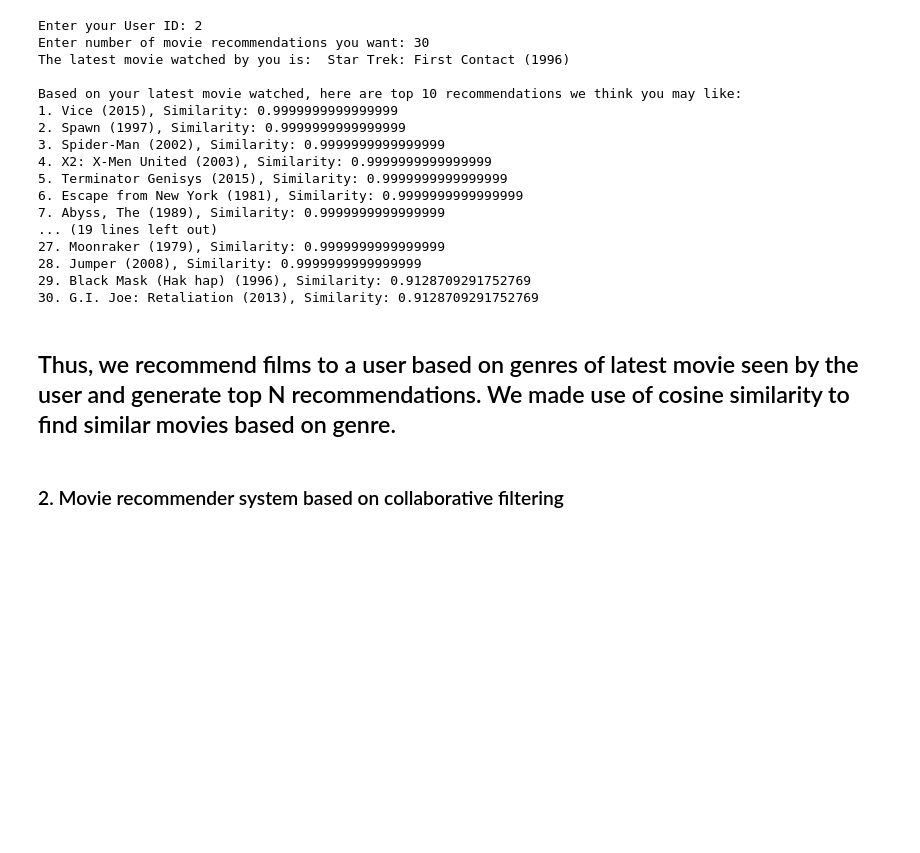
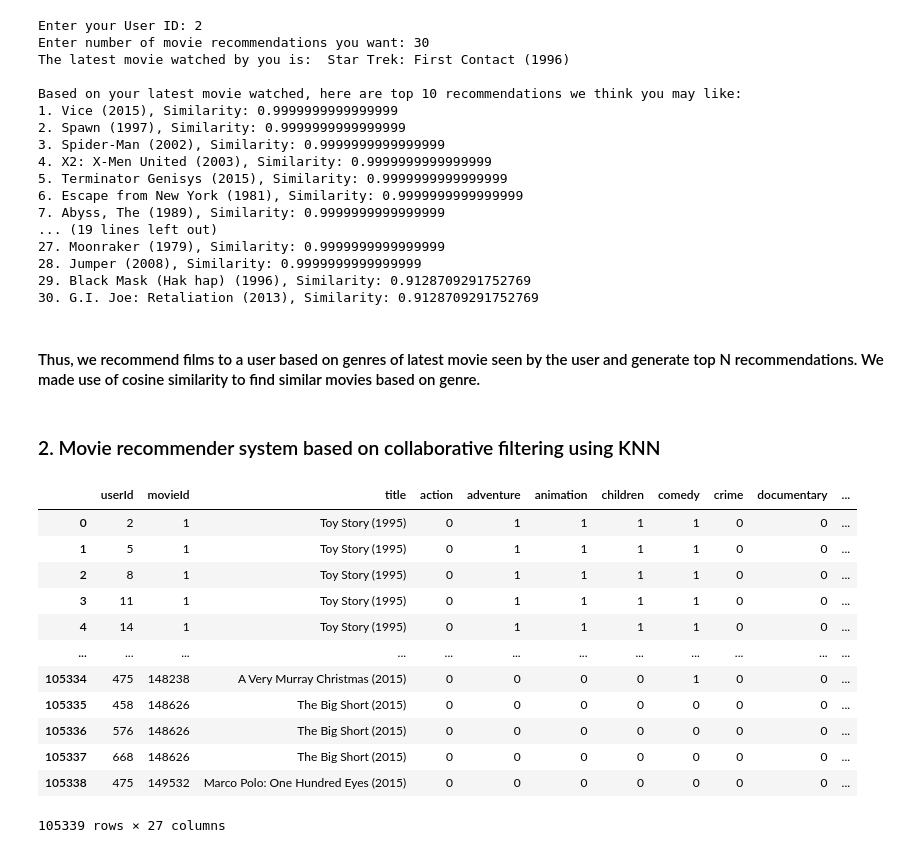
Before and after one commit to arghyadeep99/Movieflix, a Jupyter notebook: Movieflix.ipynb, the cells around one changed output. Cells and saved outputs as stored; diff of their text form; code cells hidden in the pictures; blank space fills up the shorter version.

Commit message:
Added collborative filtering using KNN

```diff
--- a/Movieflix.ipynb
+++ b/Movieflix.ipynb
@@ -482,6 +483,6 @@ Based on your latest movie watched, here are top 10 recommendations we think you
 29. Black Mask (Hak hap) (1996), Similarity: 0.9128709291752769
 30. G.I. Joe: Retaliation (2013), Similarity: 0.9128709291752769
 # %% [markdown]
-## Thus, we recommend films to a user based on genres of latest movie seen by the user and generate top N recommendations. We made use of cosine similarity to find similar movies based on genre.
+#### Thus, we recommend films to a user based on genres of latest movie seen by the user and generate top N recommendations. We made use of cosine similarity to find similar movies based on genre.
 # %% [markdown]
-### 2. Movie recommender system based on collaborative filtering
+### 2. Movie recommender system based on collaborative filtering using KNN
@@ -487,0 +510,16 @@ Based on your latest movie watched, here are top 10 recommendations we think you
+# %%
+users_dataset
+# %% [output]
+|  | userId | movieId | title | action | adventure | animation | children | comedy | crime | documentary | ... |
+| 0 | 2 | 1 | Toy Story (1995) | 0 | 1 | 1 | 1 | 1 | 0 | 0 | ... |
+| 1 | 5 | 1 | Toy Story (1995) | 0 | 1 | 1 | 1 | 1 | 0 | 0 | ... |
+| 2 | 8 | 1 | Toy Story (1995) | 0 | 1 | 1 | 1 | 1 | 0 | 0 | ... |
+| 3 | 11 | 1 | Toy Story (1995) | 0 | 1 | 1 | 1 | 1 | 0 | 0 | ... |
+| 4 | 14 | 1 | Toy Story (1995) | 0 | 1 | 1 | 1 | 1 | 0 | 0 | ... |
+| ... | ... | ... | ... | ... | ... | ... | ... | ... | ... | ... | ... |
+| 105334 | 475 | 148238 | A Very Murray Christmas (2015) | 0 | 0 | 0 | 0 | 1 | 0 | 0 | ... |
+| 105335 | 458 | 148626 | The Big Short (2015) | 0 | 0 | 0 | 0 | 0 | 0 | 0 | ... |
+| 105336 | 576 | 148626 | The Big Short (2015) | 0 | 0 | 0 | 0 | 0 | 0 | 0 | ... |
+| 105337 | 668 | 148626 | The Big Short (2015) | 0 | 0 | 0 | 0 | 0 | 0 | 0 | ... |
+| 105338 | 475 | 149532 | Marco Polo: One Hundred Eyes (2015) | 0 | 0 | 0 | 0 | 0 | 0 | 0 | ... |
+105339 rows × 27 columns
```
Also changed, not shown: parts of 11 cells of this notebook.
